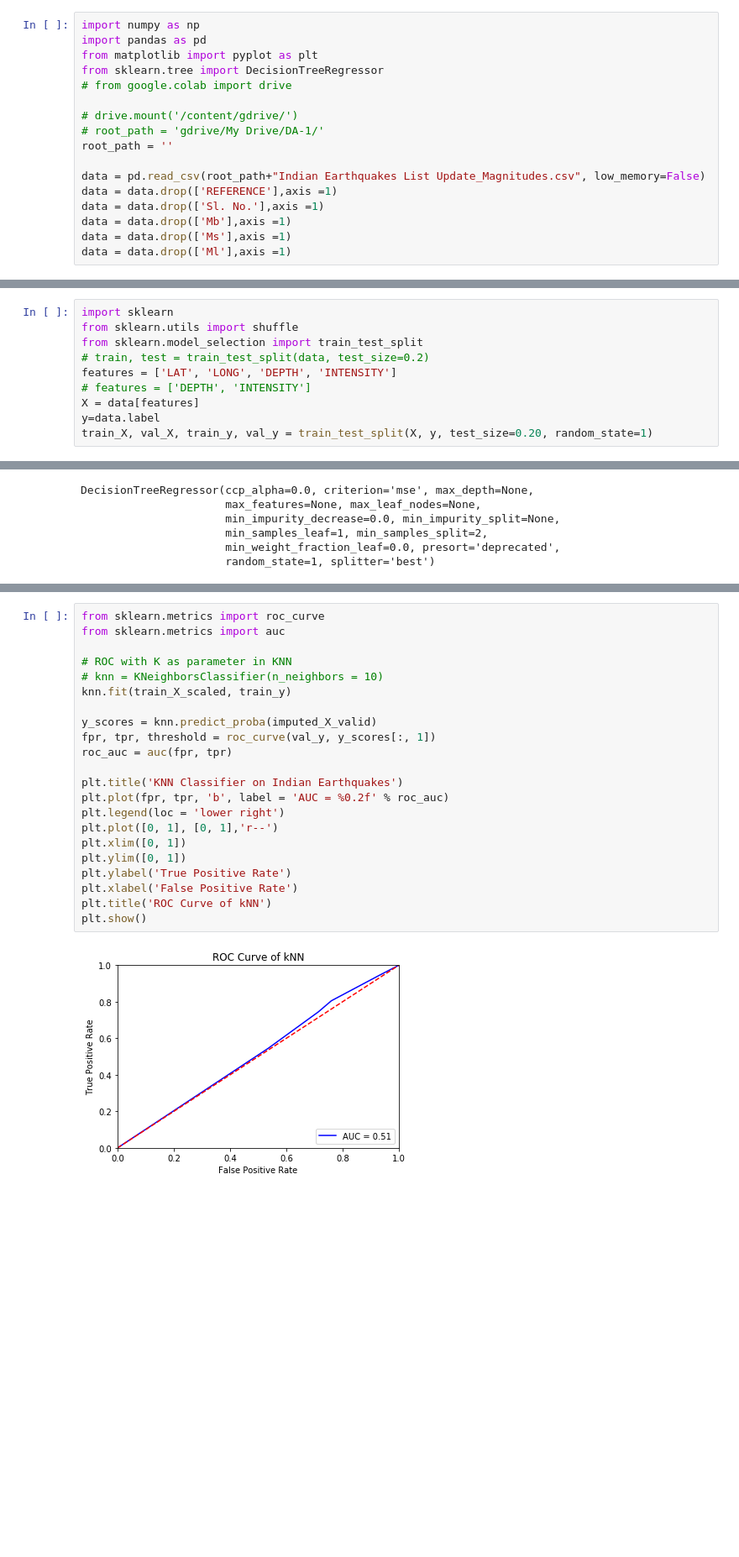
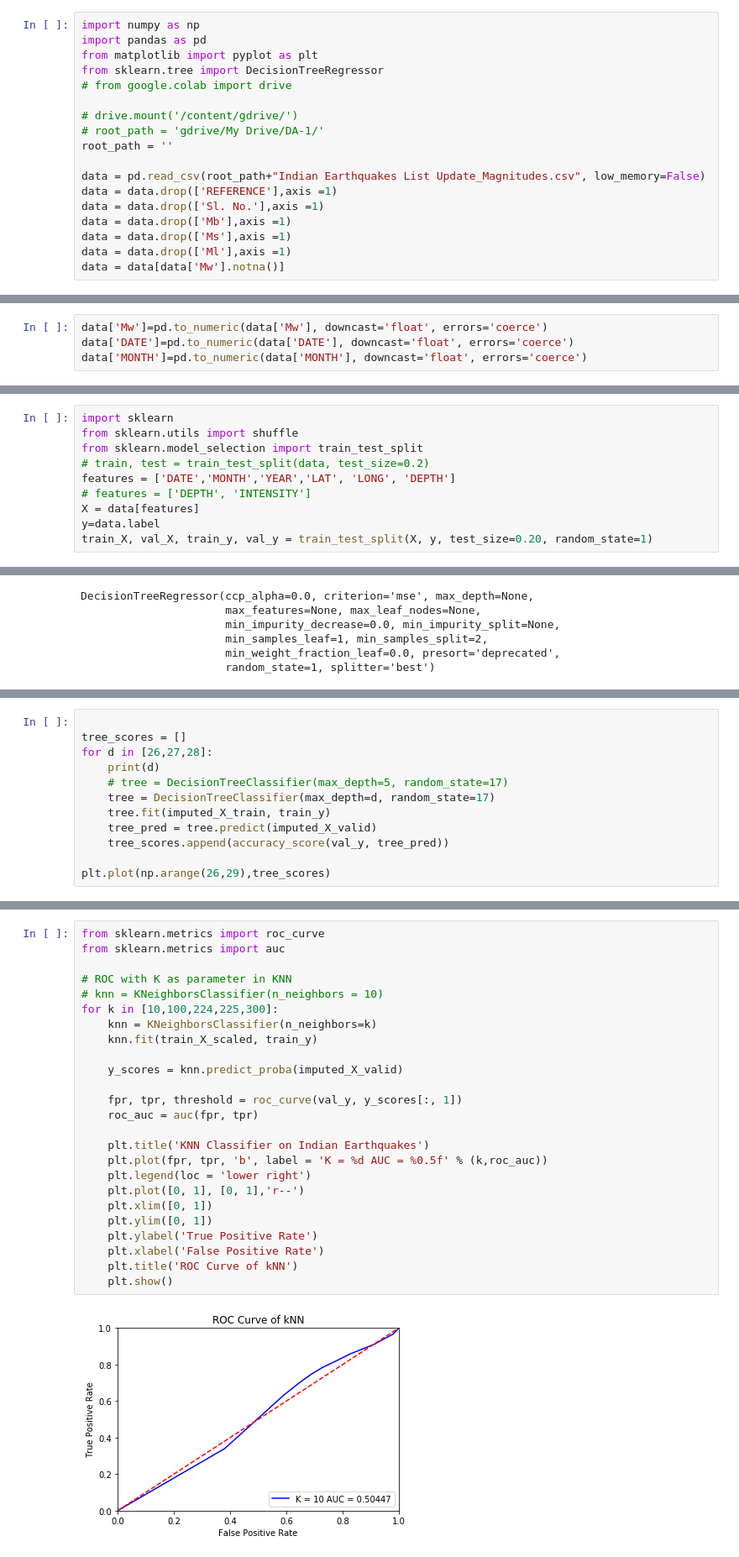
Before and after one commit to abhigyanghosh30/7th-Semester, a Jupyter notebook: DA-1/DA_1_Project_1.ipynb, the cells around one changed output, grey strips where cells are left out. Shown at 84% size. Cells and saved outputs as stored; diff of their text form; blank space fills up the shorter version.

```diff
--- a/DA-1/DA_1_Project_1.ipynb
+++ b/DA-1/DA_1_Project_1.ipynb
@@ -15,6 +15,7 @@ data = data.drop(['Sl. No.'],axis =1)
 data = data.drop(['Mb'],axis =1)
 data = data.drop(['Ms'],axis =1)
 data = data.drop(['Ml'],axis =1)
+data = data[data['Mw'].notna()]
 # %%
 # Gotta convert intensity values to integers
 # data.INTENSITY.unique()
@@ -51,0 +49,4 @@ data.columns = ['YEAR','MONTH', 'DATE', 'ORIGIN', 'Mw', 'LAT', 'LONG', 'DEPTH',
+# %%
+data['Mw']=pd.to_numeric(data['Mw'], downcast='float', errors='coerce')
+data['DATE']=pd.to_numeric(data['DATE'], downcast='float', errors='coerce')
+data['MONTH']=pd.to_numeric(data['MONTH'], downcast='float', errors='coerce')
@@ -74,7 +78,7 @@ import sklearn
 from sklearn.utils import shuffle
 from sklearn.model_selection import train_test_split
 # train, test = train_test_split(data, test_size=0.2)
-features = ['LAT', 'LONG', 'DEPTH', 'INTENSITY']
+features = ['DATE','MONTH','YEAR','LAT', 'LONG', 'DEPTH']
 # features = ['DEPTH', 'INTENSITY']
 X = data[features]
 y=data.label
@@ -151,0 +158,12 @@ accuracy_score(val_y, knn_pred)
+# %%
+
+tree_scores = []
+for d in [26,27,28]:
+    print(d)
+    # tree = DecisionTreeClassifier(max_depth=5, random_state=17)
+    tree = DecisionTreeClassifier(max_depth=d, random_state=17)
+    tree.fit(imputed_X_train, train_y)
+    tree_pred = tree.predict(imputed_X_valid)
+    tree_scores.append(accuracy_score(val_y, tree_pred))
+
+plt.plot(np.arange(26,29),tree_scores)
@@ -152,24 +199,27 @@ accuracy_score(val_y, knn_pred)
 # %%
 from sklearn.metrics import roc_curve
 from sklearn.metrics import auc
 
 # ROC with K as parameter in KNN
 # knn = KNeighborsClassifier(n_neighbors = 10)
-knn.fit(train_X_scaled, train_y)
+for k in [10,100,224,225,300]:
+    knn = KNeighborsClassifier(n_neighbors=k)
+    knn.fit(train_X_scaled, train_y)
 
-y_scores = knn.predict_proba(imputed_X_valid)
-fpr, tpr, threshold = roc_curve(val_y, y_scores[:, 1])
-roc_auc = auc(fpr, tpr)
+    y_scores = knn.predict_proba(imputed_X_valid)
 
-plt.title('KNN Classifier on Indian Earthquakes')
-plt.plot(fpr, tpr, 'b', label = 'AUC = %0.2f' % roc_auc)
-plt.legend(loc = 'lower right')
-plt.plot([0, 1], [0, 1],'r--')
-plt.xlim([0, 1])
-plt.ylim([0, 1])
-plt.ylabel('True Positive Rate')
-plt.xlabel('False Positive Rate')
-plt.title('ROC Curve of kNN')
-plt.show()
+    fpr, tpr, threshold = roc_curve(val_y, y_scores[:, 1])
+    roc_auc = auc(fpr, tpr)
+
+    plt.title('KNN Classifier on Indian Earthquakes')
+    plt.plot(fpr, tpr, 'b', label = 'K = %d AUC = %0.5f' % (k,roc_auc))
+    plt.legend(loc = 'lower right')
+    plt.plot([0, 1], [0, 1],'r--')
+    plt.xlim([0, 1])
+    plt.ylim([0, 1])
+    plt.ylabel('True Positive Rate')
+    plt.xlabel('False Positive Rate')
+    plt.title('ROC Curve of kNN')
+    plt.show()
 # %% [output]
-[figure, old version]
+[figure, new version]
```
Also changed, not shown: parts of 20 cells of this notebook, 4 other files.
